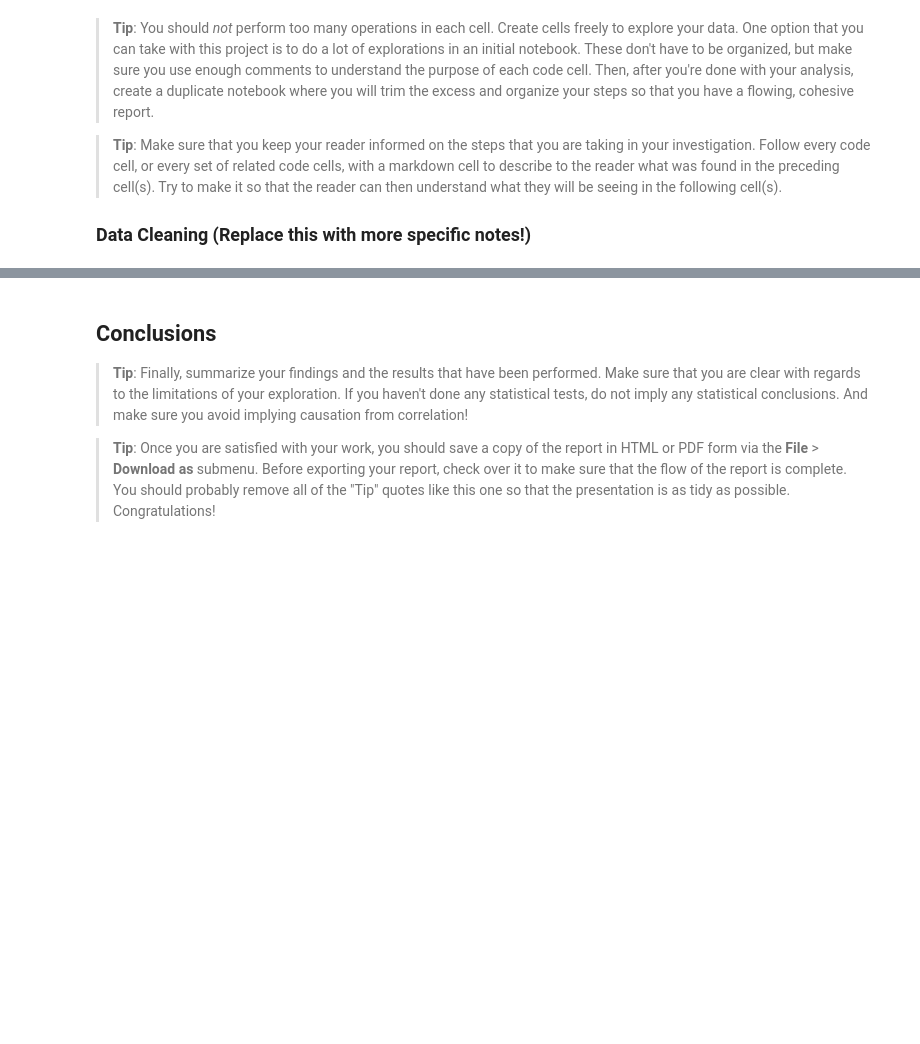
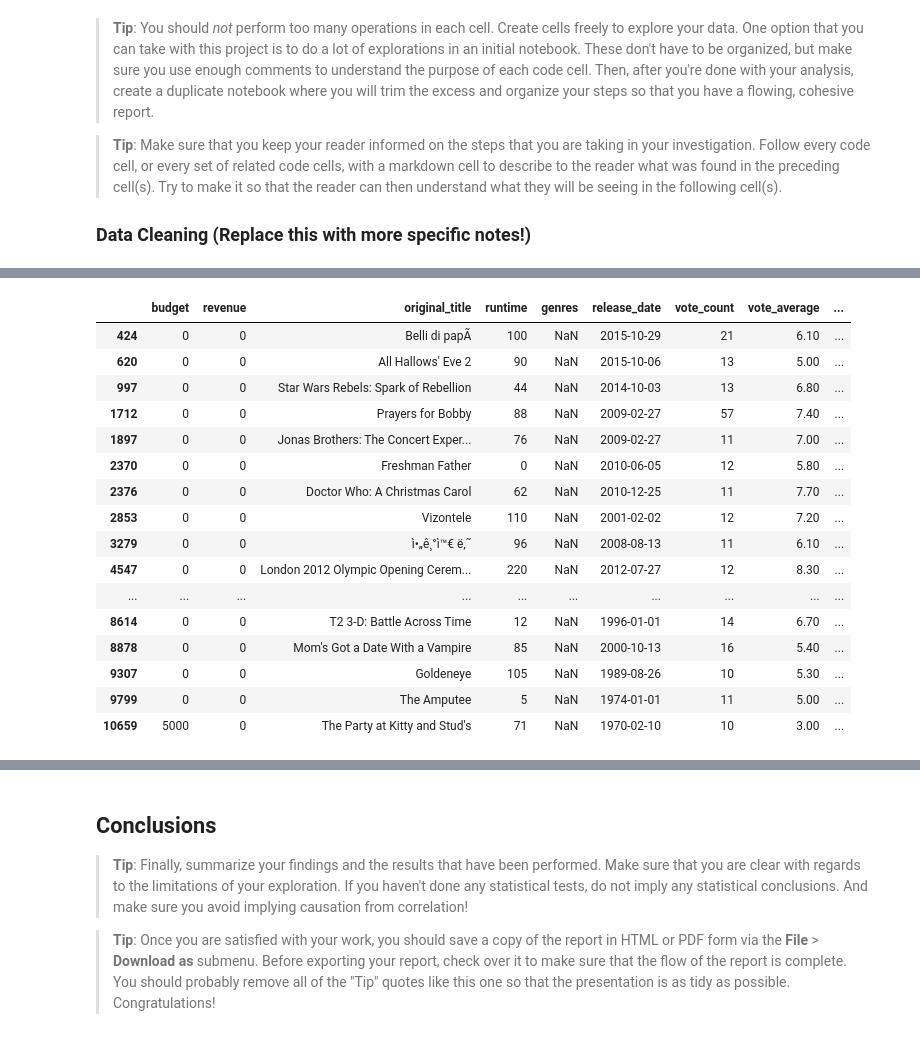
Before and after one commit to PhilipKarns/tmdb_movies, a Jupyter notebook: investigate-tmdb-movie-dataset.ipynb, the cells around one changed output, grey strips where cells are left out. Saved outputs shown, nothing was run; the diff lists cells and outputs as text; code cells hidden in the pictures; blank space fills up the shorter version.

Commit message:
finished cleaning data and explored data for first 2 questions

```diff
--- a/investigate-tmdb-movie-dataset.ipynb
+++ b/investigate-tmdb-movie-dataset.ipynb
@@ -70,0 +122,6 @@ We have 21 columns of data to work with. Before we move on, here is a descriptio
+# %%
+#https://stackoverflow.com/questions/41328633/how-do-i-print-entire-number-in-python-from-describe-function
+#need to describe what this does. Before doing this my data showed decimals in the count column after the 1
+#pd.set_option('float_format', '{:2f}'.format) - this option still had about 5 numbers after decimal
+#the below option gives us 2 numbers after the decimal
+pd.options.display.float_format = "{:.2f}".format
@@ -79,0 +168,2 @@ We have 21 columns of data to work with. Before we move on, here is a descriptio
+# %%
+df_movies.drop(['id', 'imdb_id', 'popularity', 'cast', 'homepage', 'tagline', 'keywords', 'overview', 'director', 'production_companies'], axis=1, inplace=True)
@@ -79,0 +176,3 @@ We have 21 columns of data to work with. Before we move on, here is a descriptio
+# %%
+#drop the duplicate row
+df_movies.drop_duplicates(inplace=True)
@@ -79,0 +239,22 @@ We have 21 columns of data to work with. Before we move on, here is a descriptio
+# %%
+#looking at the genre rows that are null, I think dropping these rows would be best and won't have a significant effect on
+#our analysis
+df_movies[df_movies['genres'].isnull()]
+# %% [output]
+|  | budget | revenue | original_title | runtime | genres | release_date | vote_count | vote_average | ... |
+| 424 | 0 | 0 | Belli di papÃ | 100 | NaN | 2015-10-29 | 21 | 6.10 | ... |
+| 620 | 0 | 0 | All Hallows' Eve 2 | 90 | NaN | 2015-10-06 | 13 | 5.00 | ... |
+| 997 | 0 | 0 | Star Wars Rebels: Spark of Rebellion | 44 | NaN | 2014-10-03 | 13 | 6.80 | ... |
+| 1712 | 0 | 0 | Prayers for Bobby | 88 | NaN | 2009-02-27 | 57 | 7.40 | ... |
+| 1897 | 0 | 0 | Jonas Brothers: The Concert Exper... | 76 | NaN | 2009-02-27 | 11 | 7.00 | ... |
+| 2370 | 0 | 0 | Freshman Father | 0 | NaN | 2010-06-05 | 12 | 5.80 | ... |
+| 2376 | 0 | 0 | Doctor Who: A Christmas Carol | 62 | NaN | 2010-12-25 | 11 | 7.70 | ... |
+| 2853 | 0 | 0 | Vizontele | 110 | NaN | 2001-02-02 | 12 | 7.20 | ... |
+| 3279 | 0 | 0 | ì•„ê¸°ì™€ ë‚˜ | 96 | NaN | 2008-08-13 | 11 | 6.10 | ... |
+| 4547 | 0 | 0 | London 2012 Olympic Opening Cerem... | 220 | NaN | 2012-07-27 | 12 | 8.30 | ... |
+| ... | ... | ... | ... | ... | ... | ... | ... | ... | ... |
+| 8614 | 0 | 0 | T2 3-D: Battle Across Time | 12 | NaN | 1996-01-01 | 14 | 6.70 | ... |
+| 8878 | 0 | 0 | Mom's Got a Date With a Vampire | 85 | NaN | 2000-10-13 | 16 | 5.40 | ... |
+| 9307 | 0 | 0 | Goldeneye | 105 | NaN | 1989-08-26 | 10 | 5.30 | ... |
+| 9799 | 0 | 0 | The Amputee | 5 | NaN | 1974-01-01 | 11 | 5.00 | ... |
+| 10659 | 5000 | 0 | The Party at Kitty and Stud's | 71 | NaN | 1970-02-10 | 10 | 3.00 | ... |
```
Also changed, not shown: parts of 38 cells of this notebook.
